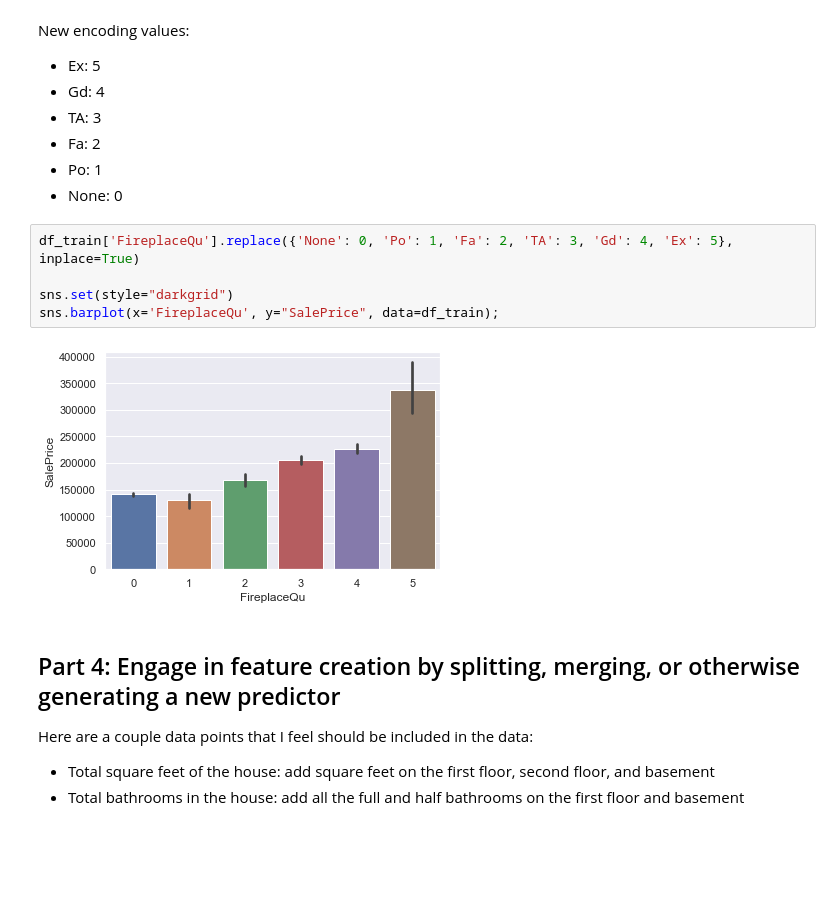
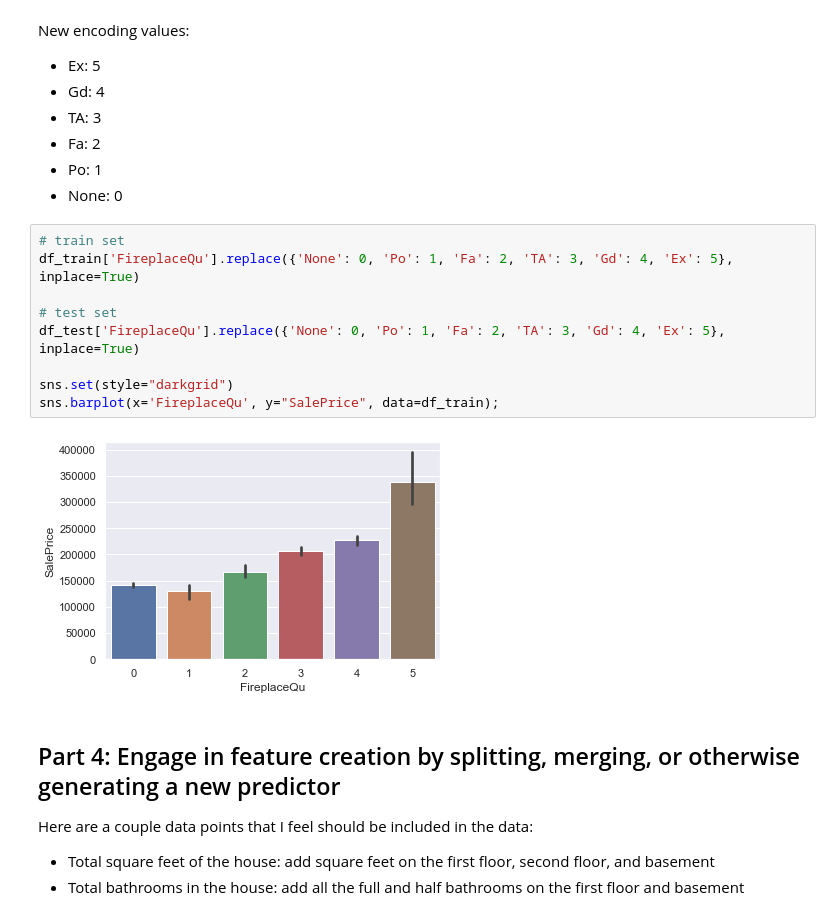
Before and after one commit to DrakeData/House_Price_EDA, a Jupyter notebook: MSDS422_Assignment1.ipynb, the cells around one changed output. Drawn from its saved outputs; the diff is of its cells as text; blank space fills up the shorter version.

```diff
--- a/MSDS422_Assignment1.ipynb
+++ b/MSDS422_Assignment1.ipynb
@@ -272,12 +272,16 @@ New encoding values:
 - Po: 1
 - None: 0
 # %%
+# train set
 df_train['FireplaceQu'].replace({'None': 0, 'Po': 1, 'Fa': 2, 'TA': 3, 'Gd': 4, 'Ex': 5}, inplace=True)
+
+# test set
+df_test['FireplaceQu'].replace({'None': 0, 'Po': 1, 'Fa': 2, 'TA': 3, 'Gd': 4, 'Ex': 5}, inplace=True)
 
 sns.set(style="darkgrid")
 sns.barplot(x='FireplaceQu', y="SalePrice", data=df_train);
 # %% [output]
-[figure, old version]
+[figure, new version]
 # %% [markdown]
 ## Part 4: Engage in feature creation by splitting, merging, or otherwise generating a new predictor
 
```
Also changed, not shown: 1 other file.
